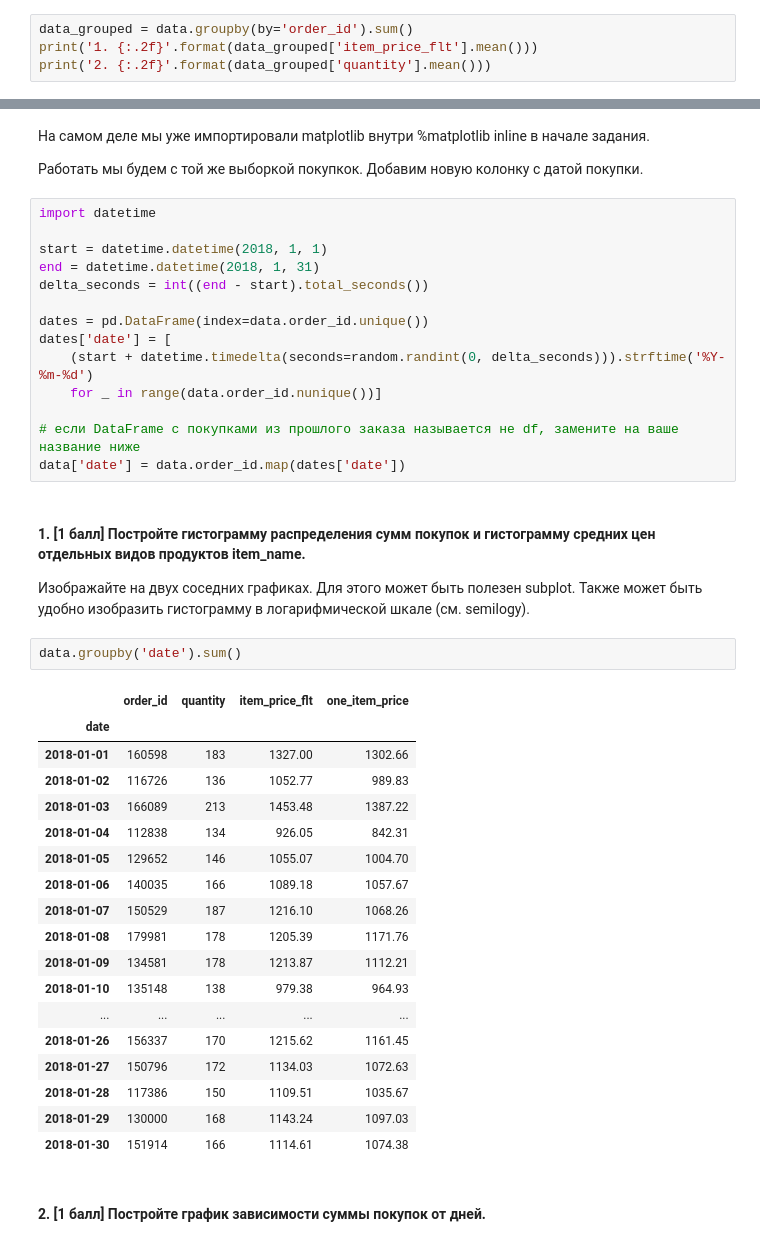
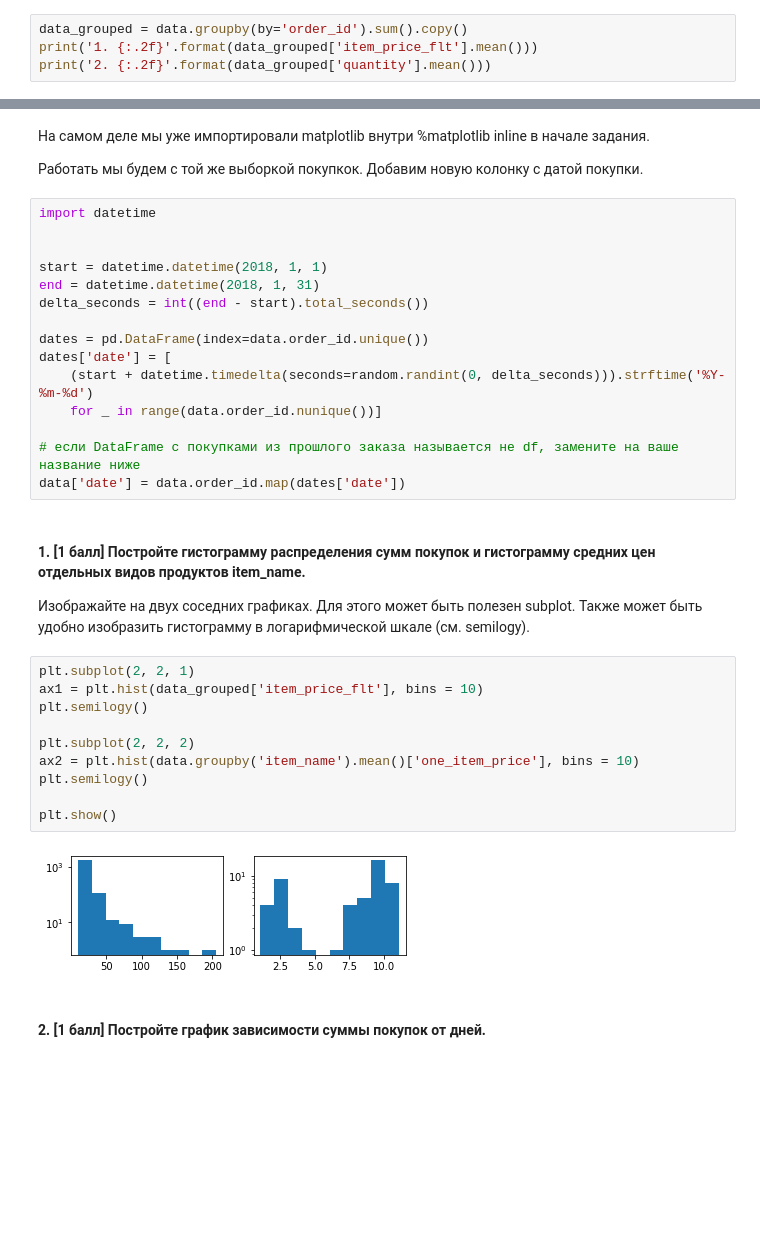
Before and after one commit to paniquex/ML_DS_practice, a Jupyter notebook: MMRO/HW_01/homework-practice-01.ipynb, the cells around one changed output, grey strips where cells are left out. Drawn from its saved outputs; the diff is of its cells as text; blank space fills up the shorter version.

```diff
--- a/MMRO/HW_01/homework-practice-01.ipynb
+++ b/MMRO/HW_01/homework-practice-01.ipynb
@@ -229,7 +238,7 @@ sum(data[is_chicken_bowl]['quantity'] > 1)
 
 Если необходимо провести вычисления в терминах заказов, то будет удобно сгруппировать строки по заказам и посчитать необходимые статистики.
 # %%
-data_grouped = data.groupby(by='order_id').sum()
+data_grouped = data.groupby(by='order_id').sum().copy()
 print('1. {:.2f}'.format(data_grouped['item_price_flt'].mean()))
 print('2. {:.2f}'.format(data_grouped['quantity'].mean()))
 # %% [output]
@@ -357,6 +367,7 @@ import matplotlib.pyplot as plt
 Работать мы будем с той же выборкой покупкок. Добавим новую колонку с датой покупки.
 # %%
 import datetime
+
 
 start = datetime.datetime(2018, 1, 1)
 end = datetime.datetime(2018, 1, 31)
@@ -373,27 +384,18 @@ data['date'] = data.order_id.map(dates['date'])
 #### 1. [1 балл] Постройте гистограмму распределения сумм покупок и гистограмму средних цен отдельных видов продуктов item_name.
 
 Изображайте на двух соседних графиках. Для этого может быть полезен subplot. Также может быть удобно изобразить гистограмму в логарифмической шкале (см. semilogy).
-# %%
-data.groupby('date').sum()
-# %% [output]
-|  | order_id | quantity | item_price_flt | one_item_price |
-| date |  |  |  |  |
-| 2018-01-01 | 160598 | 183 | 1327.00 | 1302.66 |
-| 2018-01-02 | 116726 | 136 | 1052.77 | 989.83 |
-| 2018-01-03 | 166089 | 213 | 1453.48 | 1387.22 |
-| 2018-01-04 | 112838 | 134 | 926.05 | 842.31 |
-| 2018-01-05 | 129652 | 146 | 1055.07 | 1004.70 |
-| 2018-01-06 | 140035 | 166 | 1089.18 | 1057.67 |
-| 2018-01-07 | 150529 | 187 | 1216.10 | 1068.26 |
-| 2018-01-08 | 179981 | 178 | 1205.39 | 1171.76 |
-| 2018-01-09 | 134581 | 178 | 1213.87 | 1112.21 |
-| 2018-01-10 | 135148 | 138 | 979.38 | 964.93 |
-| ... | ... | ... | ... | ... |
-| 2018-01-26 | 156337 | 170 | 1215.62 | 1161.45 |
-| 2018-01-27 | 150796 | 172 | 1134.03 | 1072.63 |
-| 2018-01-28 | 117386 | 150 | 1109.51 | 1035.67 |
-| 2018-01-29 | 130000 | 168 | 1143.24 | 1097.03 |
-| 2018-01-30 | 151914 | 166 | 1114.61 | 1074.38 |
+# %%
+plt.subplot(2, 2, 1)
+ax1 = plt.hist(data_grouped['item_price_flt'], bins = 10)
+plt.semilogy()
+
+plt.subplot(2, 2, 2)
+ax2 = plt.hist(data.groupby('item_name').mean()['one_item_price'], bins = 10)
+plt.semilogy()
+
+plt.show()
+# %% [output]
+[figure, added]
 # %% [markdown]
 #### 2. [1 балл] Постройте график зависимости суммы покупок от дней.
 # %%
```
Also changed, not shown: parts of 16 cells of this notebook, 1 other file.
